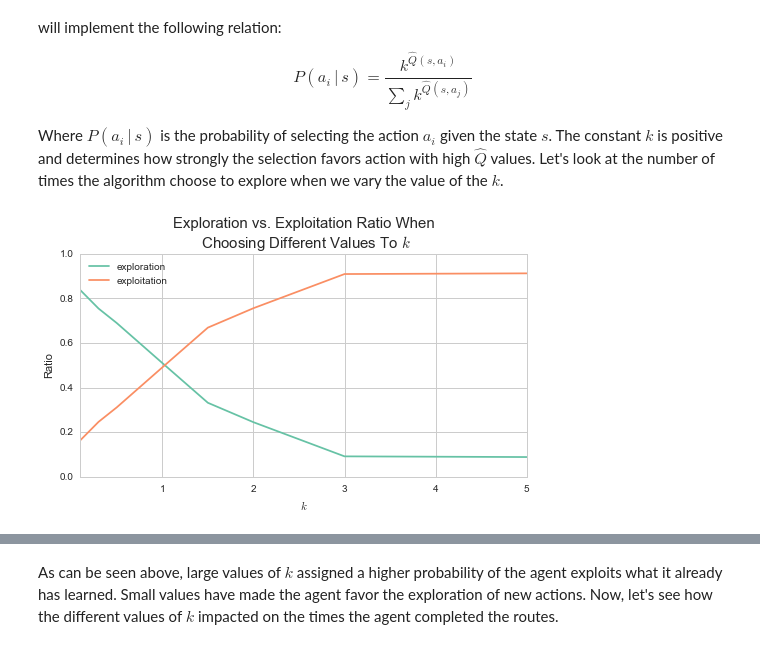
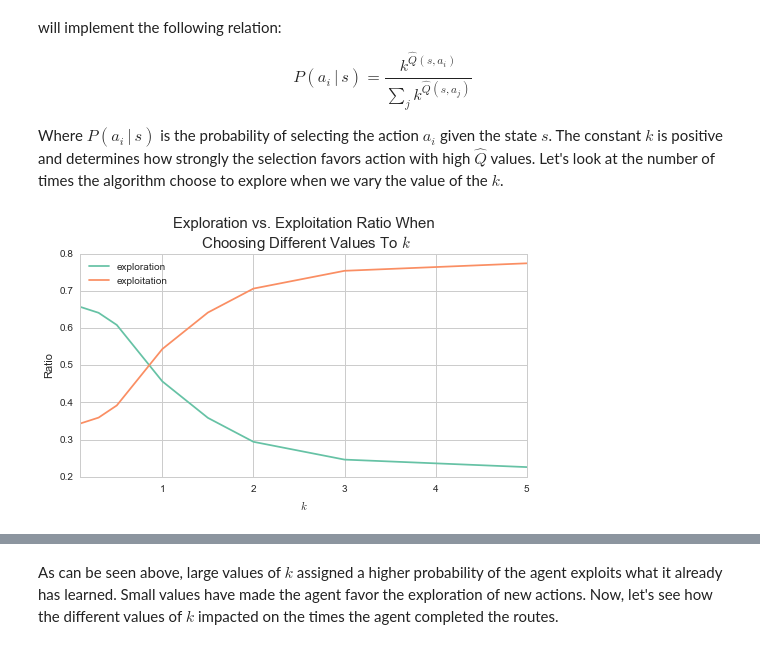
Before and after one commit to ucaiado/Smart_Cab, a Jupyter notebook: smart_cab.ipynb, the cells around one changed output, grey strips where cells are left out. Drawn from its saved outputs; the diff is of its cells as text; code cells hidden in the pictures.

```diff
--- a/smart_cab.ipynb
+++ b/smart_cab.ipynb
@@ -338,14 +296,14 @@ Where $P(a_i\, | \,s )$ is the probability of selecting the action $a_i$ given t
 import smartcab.eda as eda; reload(eda);
 import pandas as pd
 # %%
-s_fname = 'log/sim_Tue_Aug__2_024954_2016.log'
+s_fname = 'log/sim_Wed_Aug__3_025249_2016.log'
 d1, d2, d3 = eda.performance_measures(s_fname)
 df_plot = pd.DataFrame(d1) * 1.
 df_plot.index = [u'exploration', u'exploitation']
 ax = (df_plot / df_plot.sum()).T.plot()
 ax.set_xlabel('$k$')
 ax.set_ylabel('Ratio')
 ax.set_title('Exploration vs. Exploitation Ratio When\n Choosing Different Values To $k$',
              fontsize=15);
 # %% [output]
-[figure, old version]
+[figure, new version]
```
Also changed, not shown: parts of 33 cells of this notebook, 4 other files.
